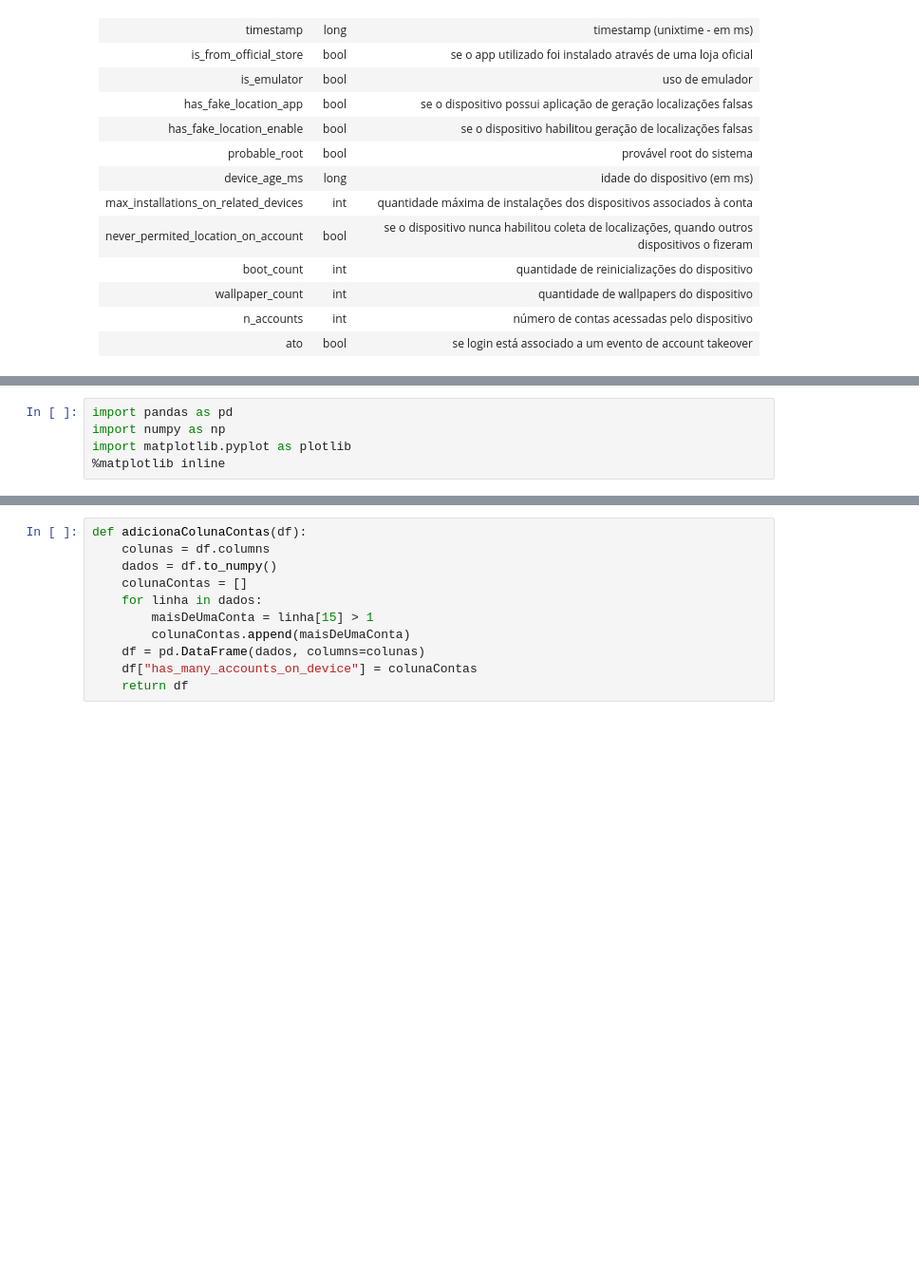
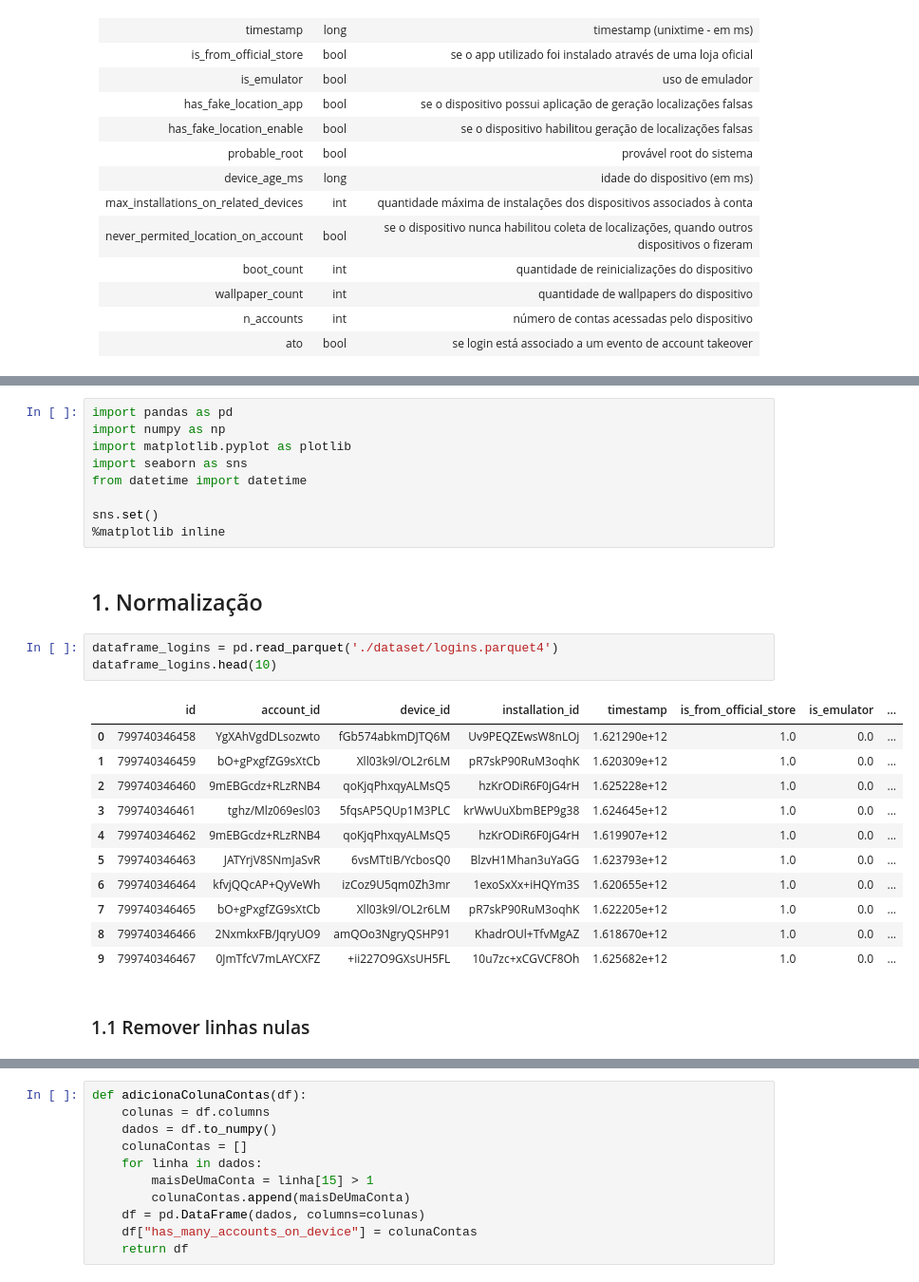
Before and after one commit to pedrosena138/projeto-if997, a Jupyter notebook: Projeto.ipynb, the cells around one changed output, grey strips where cells are left out. Shown: that part at 95% size. Cells and saved outputs as stored; diff of their text form; blank space fills up the shorter version.

Commit message:
implementação com dataframe

```diff
--- a/Projeto.ipynb
+++ b/Projeto.ipynb
@@ -31,4 +38,27 @@
 import pandas as pd
 import numpy as np
 import matplotlib.pyplot as plotlib
+import seaborn as sns
+from datetime import datetime
+
+sns.set()
 %matplotlib inline
+# %% [markdown]
+## 1. Normalização
+# %%
+dataframe_logins = pd.read_parquet('./dataset/logins.parquet4')
+dataframe_logins.head(10)
+# %% [output]
+|  | id | account_id | device_id | installation_id | timestamp | is_from_official_store | is_emulator | ... |
+| 0 | 799740346458 | YgXAhVgdDLsozwto | fGb574abkmDJTQ6M | Uv9PEQZEwsW8nLOj | 1.621290e+12 | 1.0 | 0.0 | ... |
+| 1 | 799740346459 | bO+gPxgfZG9sXtCb | Xll03k9l/OL2r6LM | pR7skP90RuM3oqhK | 1.620309e+12 | 1.0 | 0.0 | ... |
+| 2 | 799740346460 | 9mEBGcdz+RLzRNB4 | qoKjqPhxqyALMsQ5 | hzKrODiR6F0jG4rH | 1.625228e+12 | 1.0 | 0.0 | ... |
+| 3 | 799740346461 | tghz/Mlz069esl03 | 5fqsAP5QUp1M3PLC | krWwUuXbmBEP9g38 | 1.624645e+12 | 1.0 | 0.0 | ... |
+| 4 | 799740346462 | 9mEBGcdz+RLzRNB4 | qoKjqPhxqyALMsQ5 | hzKrODiR6F0jG4rH | 1.619907e+12 | 1.0 | 0.0 | ... |
+| 5 | 799740346463 | JATYrjV8SNmJaSvR | 6vsMTtIB/YcbosQ0 | BlzvH1Mhan3uYaGG | 1.623793e+12 | 1.0 | 0.0 | ... |
+| 6 | 799740346464 | kfvjQQcAP+QyVeWh | izCoz9U5qm0Zh3mr | 1exoSxXx+iHQYm3S | 1.620655e+12 | 1.0 | 0.0 | ... |
+| 7 | 799740346465 | bO+gPxgfZG9sXtCb | Xll03k9l/OL2r6LM | pR7skP90RuM3oqhK | 1.622205e+12 | 1.0 | 0.0 | ... |
+| 8 | 799740346466 | 2NxmkxFB/JqryUO9 | amQOo3NgryQSHP91 | KhadrOUl+TfvMgAZ | 1.618670e+12 | 1.0 | 0.0 | ... |
+| 9 | 799740346467 | 0JmTfcV7mLAYCXFZ | +ii227O9GXsUH5FL | 10u7zc+xCGVCF8Oh | 1.625682e+12 | 1.0 | 0.0 | ... |
+# %% [markdown]
+### 1.1 Remover linhas nulas
```
Also changed, not shown: parts of 18 cells of this notebook.
